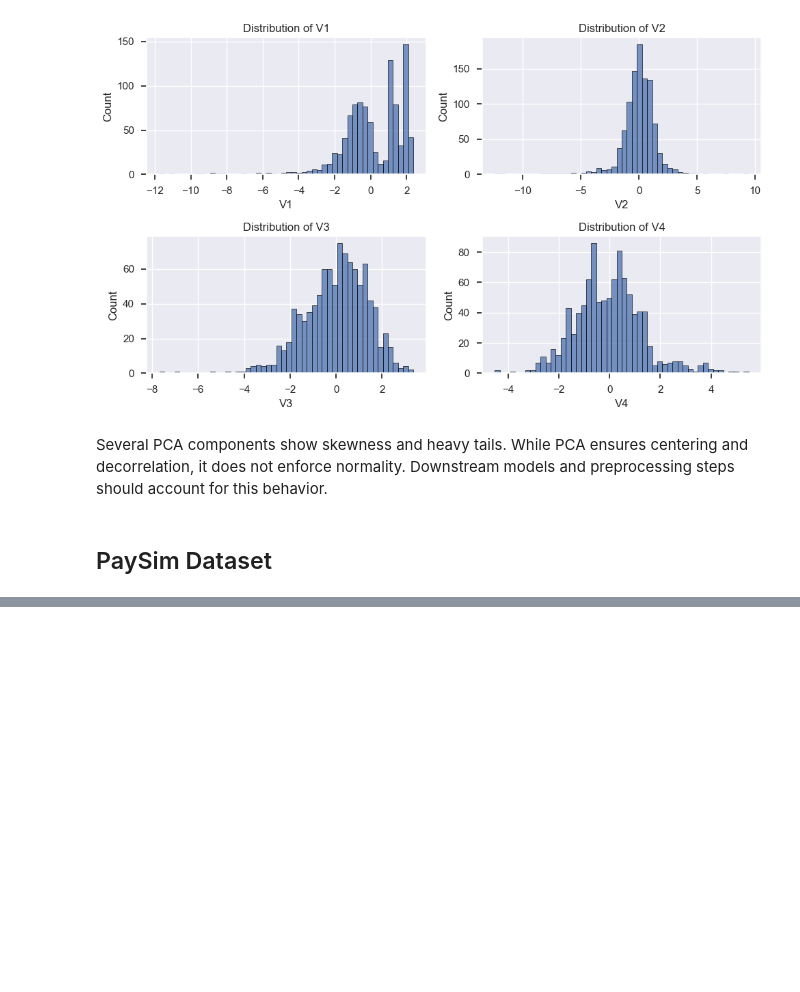
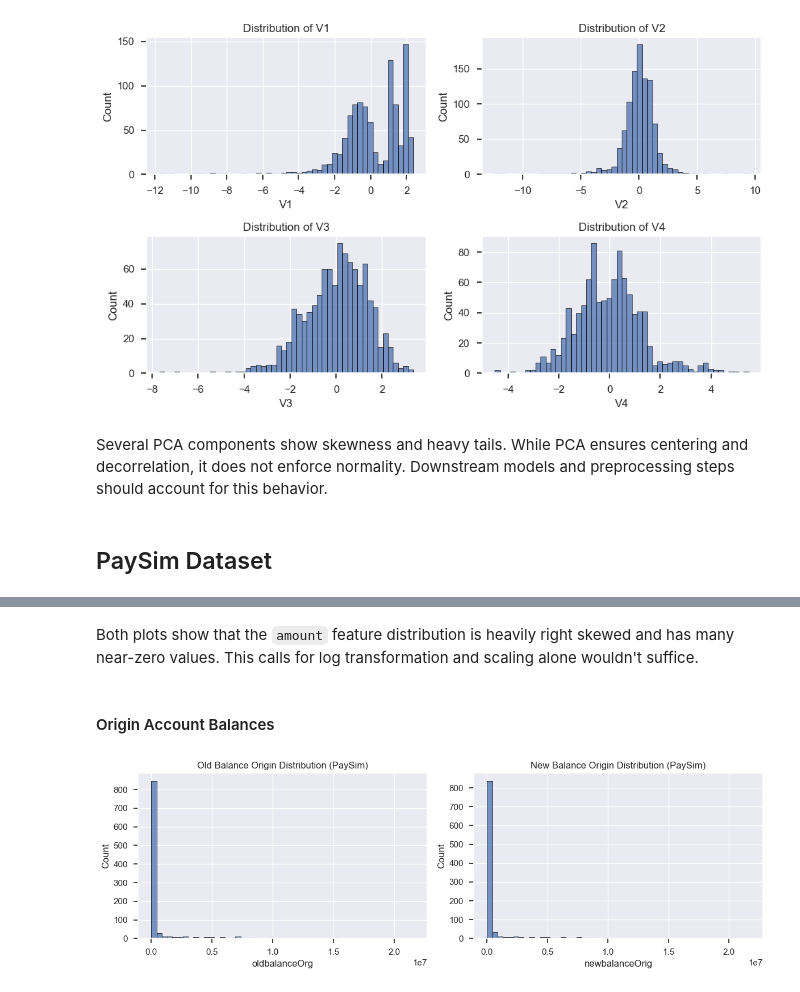
Before and after one commit to thisisehyas/Financial-Fraud-Detection-System, a Jupyter notebook: notebooks/EDA.ipynb, the cells around one changed output, grey strips where cells are left out. Cells and saved outputs as stored; diff of their text form; code cells hidden in the pictures; blank space fills up the shorter version.

```diff
--- a/notebooks/EDA.ipynb
+++ b/notebooks/EDA.ipynb
@@ -304,0 +332,17 @@ Several PCA components show skewness and heavy tails. While PCA ensures centerin
+# %% [markdown]
+Both plots show that the `amount` feature distribution is heavily right skewed and has many near-zero values. This calls for log transformation and scaling alone wouldn't suffice.
+# %% [markdown]
+#### Origin Account Balances
+# %%
+fig, axes = plt.subplots(1, 2, figsize=(12, 4))
+
+sns.histplot(paysim['oldbalanceOrg'], bins=50, ax=axes[0])
+axes[0].set_title('Old Balance Origin Distribution (PaySim)')
+
+sns.histplot(paysim['newbalanceOrig'], bins=50, ax=axes[1])
+axes[1].set_title('New Balance Origin Distribution (PaySim)')
+
+plt.tight_layout()
+plt.show()
+# %% [output]
+[figure, added]
```
Also changed, not shown: parts of 10 cells of this notebook.
